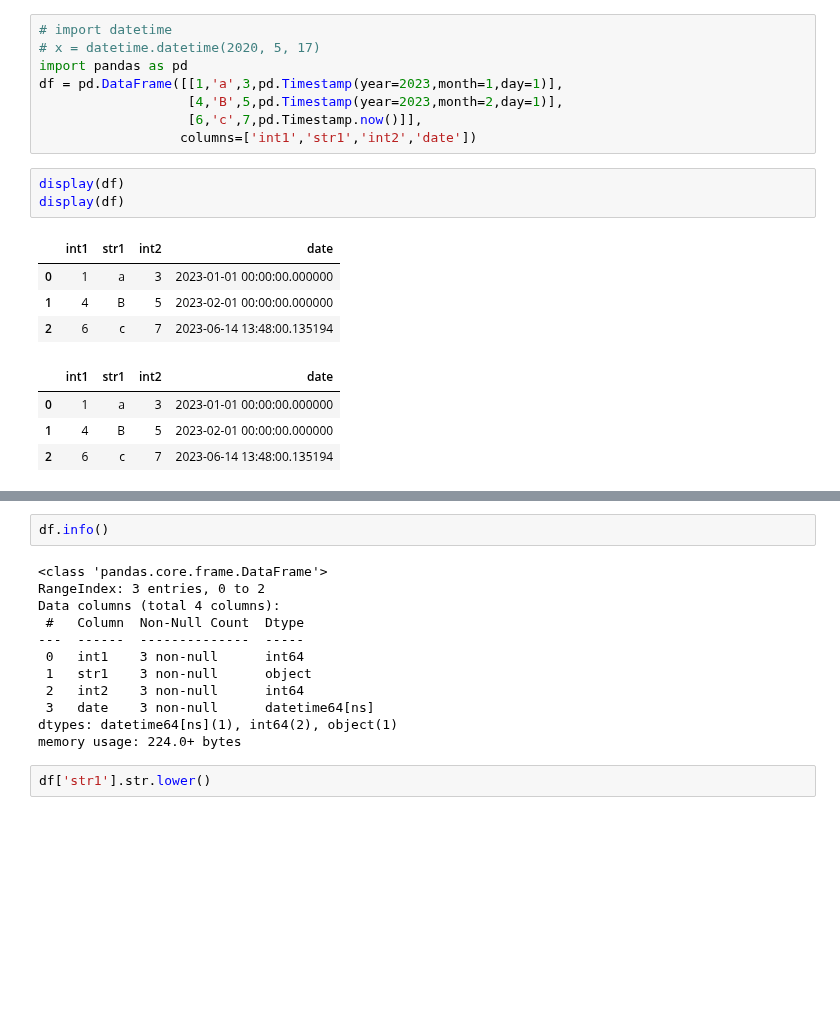
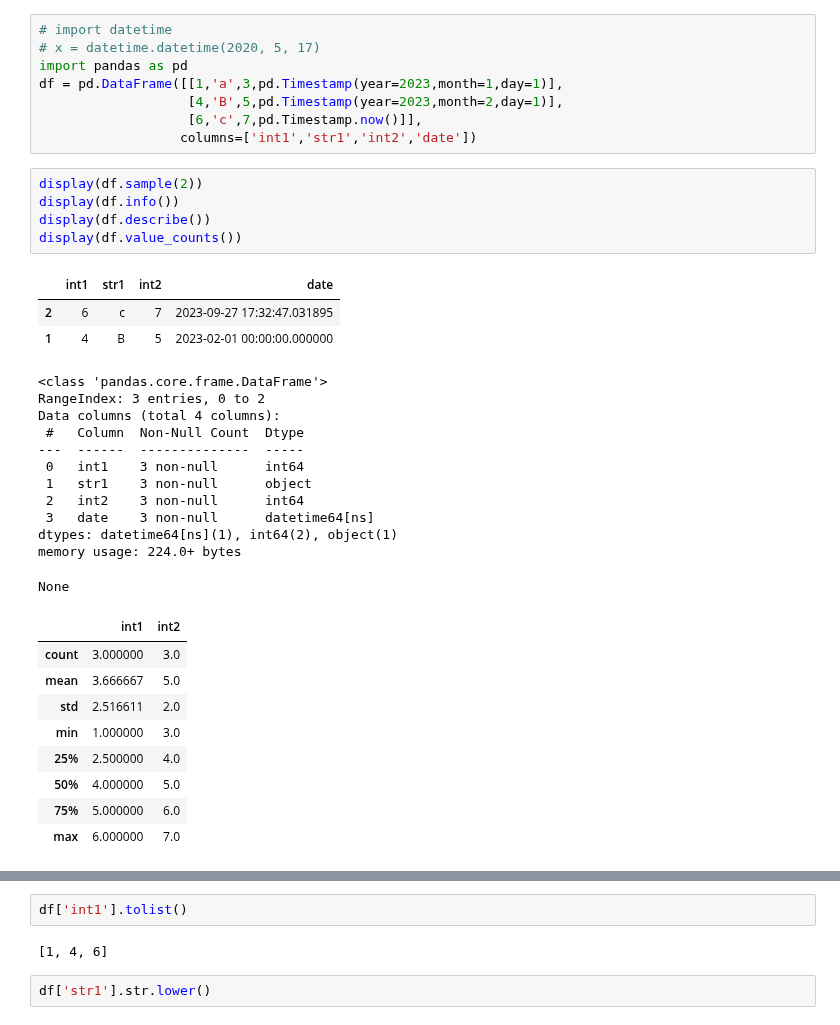
Before and after one commit to ol3gka/STUDY, a Jupyter notebook: main_tools.ipynb, the cells around one changed output, grey strips where cells are left out. Cells and saved outputs as stored; diff of their text form; blank space fills up the shorter version.

```diff
--- a/main_tools.ipynb
+++ b/main_tools.ipynb
@@ -411,14 +411,32 @@ df = pd.DataFrame([[1,'a',3,pd.Timestamp(year=2023,month=1,day=1)],
                    [6,'c',7,pd.Timestamp.now()]],
                   columns=['int1','str1','int2','date'])
 # %%
-display(df)
-display(df)
+display(df.sample(2))
+display(df.info())
+display(df.describe())
+display(df.value_counts())
 # %% [output]
 |  | int1 | str1 | int2 | date |
-| 0 | 1 | a | 3 | 2023-01-01 00:00:00.000000 |
+| 2 | 6 | c | 7 | 2023-09-27 17:32:47.031895 |
 | 1 | 4 | B | 5 | 2023-02-01 00:00:00.000000 |
-| 2 | 6 | c | 7 | 2023-06-14 13:48:00.135194 |
+<class 'pandas.core.frame.DataFrame'>
+RangeIndex: 3 entries, 0 to 2
+Data columns (total 4 columns):
+ #   Column  Non-Null Count  Dtype
+---  ------  --------------  -----
+ 0   int1    3 non-null      int64
+ 1   str1    3 non-null      object
+ 2   int2    3 non-null      int64
+ 3   date    3 non-null      datetime64[ns]
+dtypes: datetime64[ns](1), int64(2), object(1)
+memory usage: 224.0+ bytes
+None
-|  | int1 | str1 | int2 | date |
-| 0 | 1 | a | 3 | 2023-01-01 00:00:00.000000 |
-| 1 | 4 | B | 5 | 2023-02-01 00:00:00.000000 |
-| 2 | 6 | c | 7 | 2023-06-14 13:48:00.135194 |
+|  | int1 | int2 |
+| count | 3.000000 | 3.0 |
+| mean | 3.666667 | 5.0 |
+| std | 2.516611 | 2.0 |
+| min | 1.000000 | 3.0 |
+| 25% | 2.500000 | 4.0 |
+| 50% | 4.000000 | 5.0 |
+| 75% | 5.000000 | 6.0 |
+| max | 6.000000 | 7.0 |
@@ -425,17 +448,7 @@ display(df)
-# %%
-df.info()
-# %% [output]
-<class 'pandas.core.frame.DataFrame'>
-RangeIndex: 3 entries, 0 to 2
-Data columns (total 4 columns):
- #   Column  Non-Null Count  Dtype
----  ------  --------------  -----
- 0   int1    3 non-null      int64
- 1   str1    3 non-null      object
- 2   int2    3 non-null      int64
- 3   date    3 non-null      datetime64[ns]
-dtypes: datetime64[ns](1), int64(2), object(1)
-memory usage: 224.0+ bytes
+# %%
+df['int1'].tolist()
+# %% [output]
+[1, 4, 6]
 # %%
 df['str1'].str.lower()
 # %% [output]
```
Also changed, not shown: parts of 2 cells of this notebook.
